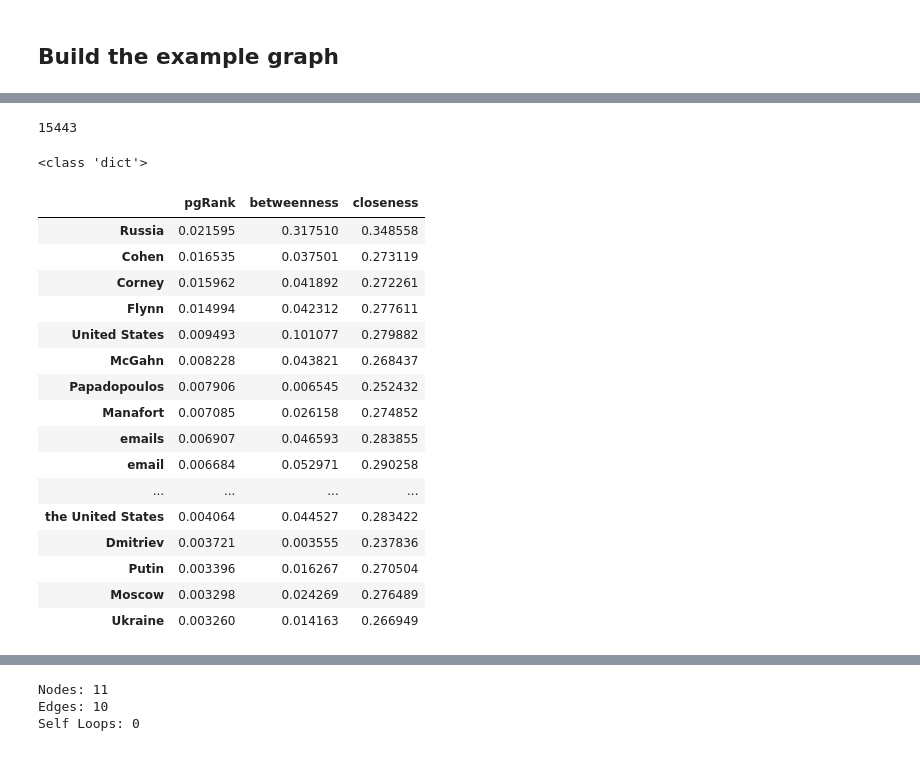
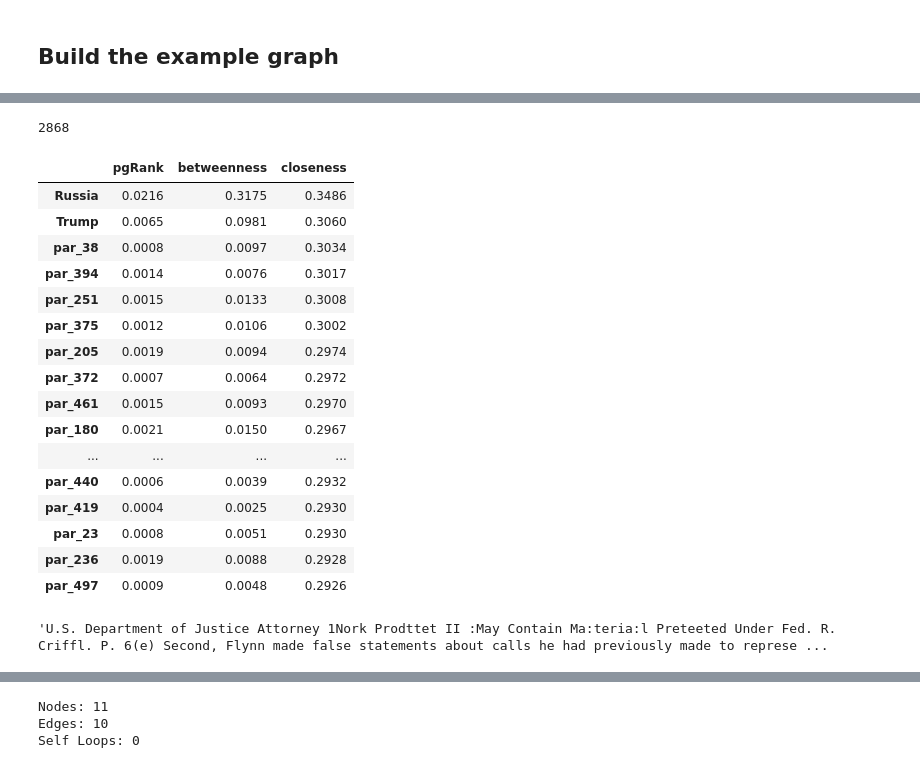
Before and after one commit to mj514316/meuller-report, a Jupyter notebook: MuellerAnalysis.ipynb, the cells around one changed output, grey strips where cells are left out. Saved outputs shown, nothing was run; the diff lists cells and outputs as text; code cells hidden in the pictures.

```diff
--- a/MuellerAnalysis.ipynb
+++ b/MuellerAnalysis.ipynb
@@ -31,8 +24,10 @@ mueller1Reader = PyPDF2.PdfFileReader(mueller1)
 # %%
+mueller = open('Mueller-Report.pdf', 'rb')
+mueller1Reader = PyPDF2.PdfFileReader(mueller)
 muellerPages = []
 for pageNum in range(mueller1Reader.numPages):
     muellerPages.append([par for par in mueller1Reader.getPage(pageNum).extractText().split('\n')])
-mueller1.close()
+mueller.close()
 muellerParagraphs = sum(muellerPages,[]) #flatten the list of lists
 len(muellerParagraphs)
 # %% [output]
@@ -172,7 +168,7 @@ pyvisG.show('fullMueller.html')
 # %%
 fullMuellerG.number_of_nodes()
 # %% [output]
-15443
+2868
 # %%
 pyvisG.save_graph(graphLocation + 'fullMuellerGraph.html')
 # %%
@@ -180,26 +176,30 @@ pgRank = networkx.algorithms.pagerank(fullMuellerG)
 betweenness = networkx.algorithms.betweenness_centrality(fullMuellerG)
 closeness = networkx.algorithms.closeness_centrality(fullMuellerG)
 # %%
-print(d.__class__)
+
+
 rankings = pd.concat([pd.DataFrame([pgRank]).T,pd.DataFrame([betweenness]).T, pd.DataFrame([closeness]).T],axis = 1)
 rankings.columns = ['pgRank','betweenness','closeness']
-rankings.sort_values('pgRank', ascending = False).head(20)
+rankings.sort_values('closeness', ascending = False).head(20).round(4)
 # %% [output]
-<class 'dict'>
 |  | pgRank | betweenness | closeness |
-| Russia | 0.021595 | 0.317510 | 0.348558 |
-| Cohen | 0.016535 | 0.037501 | 0.273119 |
-| Corney | 0.015962 | 0.041892 | 0.272261 |
-| Flynn | 0.014994 | 0.042312 | 0.277611 |
-| United States | 0.009493 | 0.101077 | 0.279882 |
-| McGahn | 0.008228 | 0.043821 | 0.268437 |
-| Papadopoulos | 0.007906 | 0.006545 | 0.252432 |
-| Manafort | 0.007085 | 0.026158 | 0.274852 |
-| emails | 0.006907 | 0.046593 | 0.283855 |
-| email | 0.006684 | 0.052971 | 0.290258 |
+| Russia | 0.0216 | 0.3175 | 0.3486 |
+| Trump | 0.0065 | 0.0981 | 0.3060 |
+| par_38 | 0.0008 | 0.0097 | 0.3034 |
+| par_394 | 0.0014 | 0.0076 | 0.3017 |
+| par_251 | 0.0015 | 0.0133 | 0.3008 |
+| par_375 | 0.0012 | 0.0106 | 0.3002 |
+| par_205 | 0.0019 | 0.0094 | 0.2974 |
+| par_372 | 0.0007 | 0.0064 | 0.2972 |
+| par_461 | 0.0015 | 0.0093 | 0.2970 |
+| par_180 | 0.0021 | 0.0150 | 0.2967 |
 | ... | ... | ... | ... |
-| the United States | 0.004064 | 0.044527 | 0.283422 |
-| Dmitriev | 0.003721 | 0.003555 | 0.237836 |
-| Putin | 0.003396 | 0.016267 | 0.270504 |
-| Moscow | 0.003298 | 0.024269 | 0.276489 |
-| Ukraine | 0.003260 | 0.014163 | 0.266949 |
+| par_440 | 0.0006 | 0.0039 | 0.2932 |
+| par_419 | 0.0004 | 0.0025 | 0.2930 |
+| par_23 | 0.0008 | 0.0051 | 0.2930 |
+| par_236 | 0.0019 | 0.0088 | 0.2928 |
+| par_497 | 0.0009 | 0.0048 | 0.2926 |
+# %%
+muellerParagraphs[394]
+# %% [output]
+'U.S. Department of Justice Attorney 1Nork Prodttet II :May Contain Ma:teria:l Preteeted Under Fed. R. Criffl. P. 6(e) Second, Flynn made false statements about calls he had previously made to represe ...
```
Also changed, not shown: parts of 42 cells of this notebook, 7 other files.
